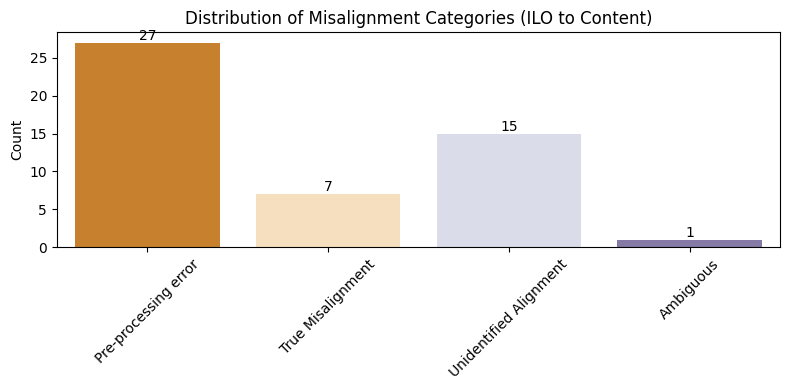
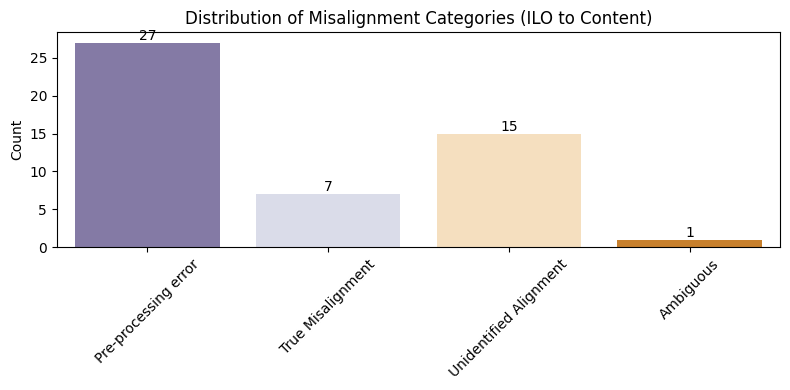
The change to this notebook cell's code, shown as a diff; its figure went from the first image to the second:
--- before
+++ after
@@ -1,5 +1,8 @@
+import matplotlib.pyplot as plt
+import seaborn as sns
+
 # Visualise the category distribution
 plt.figure(figsize=(8, 4))
-sns.countplot(x='category', data=df, palette='PuOr')
+sns.countplot(x='category', data=df, palette='PuOr_r')
 plt.xlabel('')
 plt.ylabel('Count')

Commit: Changed visualisation colour scheme for improved consistency